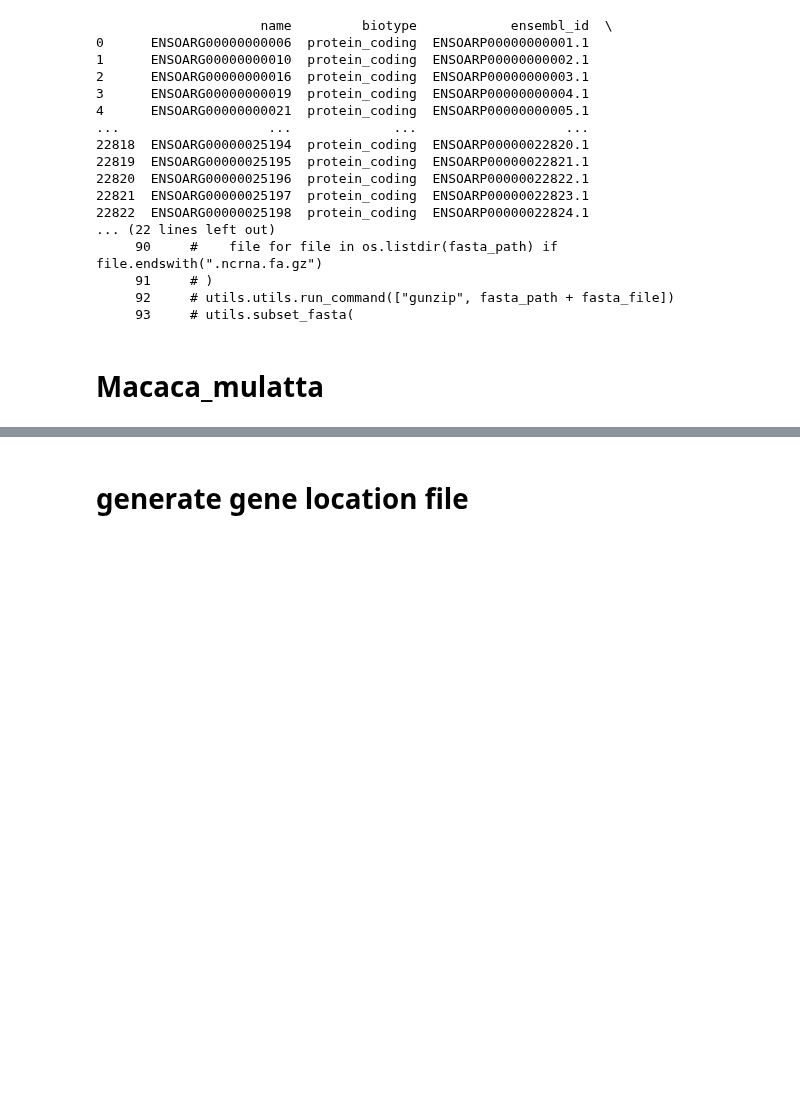
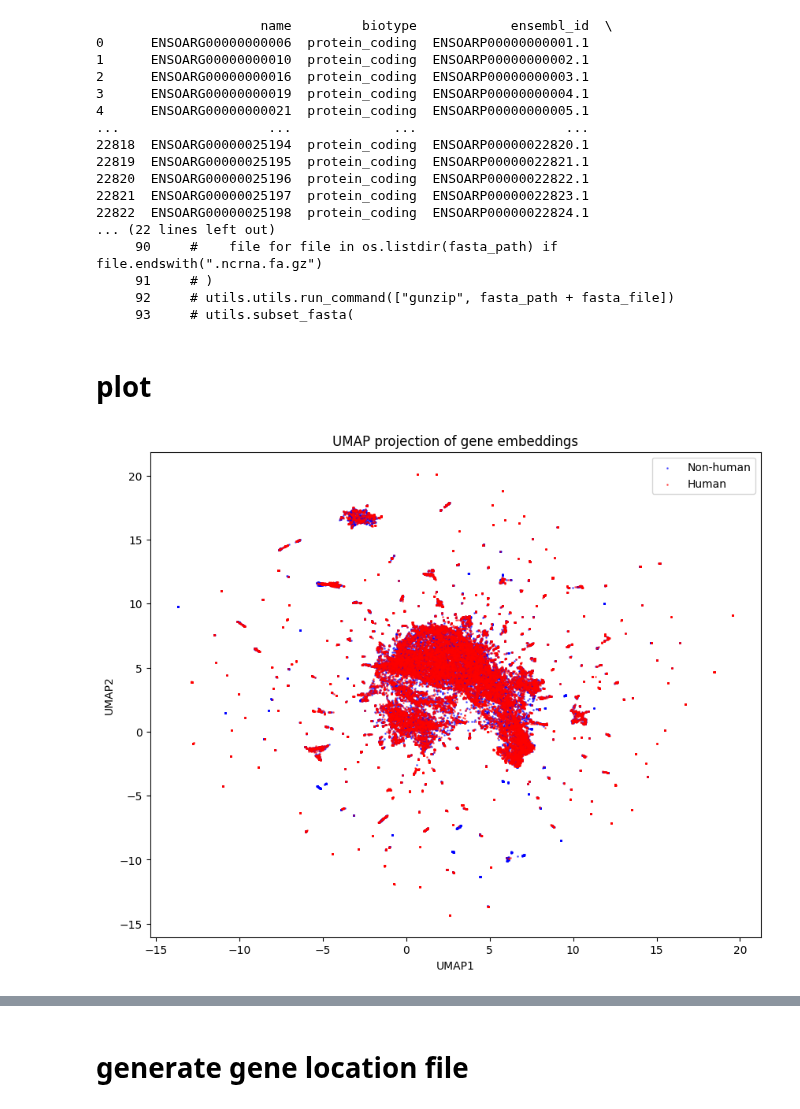
Before and after one commit to cantinilab/scPRINT, a Jupyter notebook: notebooks/generate_gene_embeddings.ipynb, the cells around one changed output, grey strips where cells are left out. Drawn from its saved outputs; the diff is of its cells as text; code cells hidden in the pictures; blank space fills up the shorter version.

Commit message:
comparing embeddings

```diff
--- a/notebooks/generate_gene_embeddings.ipynb
+++ b/notebooks/generate_gene_embeddings.ipynb
@@ -306,4 +309,37 @@ emb.to_parquet("ovis_emb.parquet")
 emb = protein_embeddings_generator(mgenedf, organism="ovis_aries", cache=False, embedding_size=1152)
 emb.to_parquet("ovis_emb.parquet")
 # %% [markdown]
-# Macaca_mulatta
+# plot
+# %%
+da = pd.read_parquet("../data/main/gene_embeddings.parquet")
+# %%
+is_hum = da.index.str.startswith("ENSG")
+# %%
+import umap
+import numpy as np
+
+# Get the embedding matrix
+X = da.values
+
+# Initialize and fit UMAP
+reducer = umap.UMAP(n_components=2, random_state=42)
+embedding = reducer.fit_transform(X)
+
+# Create a DataFrame with the UMAP coordinates
+umap_df = pd.DataFrame(embedding, index=da.index, columns=['UMAP1', 'UMAP2'])
+# %%
+# Plot the UMAP
+import matplotlib.pyplot as plt
+
+plt.figure(figsize=(10, 8))
+plt.scatter(umap_df.loc[~is_hum, 'UMAP1'], umap_df.loc[~is_hum, 'UMAP2'],
+            alpha=0.5, s=1, label='Non-human', color='blue')
+plt.scatter(umap_df.loc[is_hum, 'UMAP1'], umap_df.loc[is_hum, 'UMAP2'],
+            alpha=0.5, s=1, label='Human', color='red')
+plt.title('UMAP projection of gene embeddings')
+plt.xlabel('UMAP1')
+plt.ylabel('UMAP2')
+plt.legend()
+plt.show()
+# %% [output]
+[figure, added]
```
Also changed, not shown: parts of 6 cells of this notebook.
